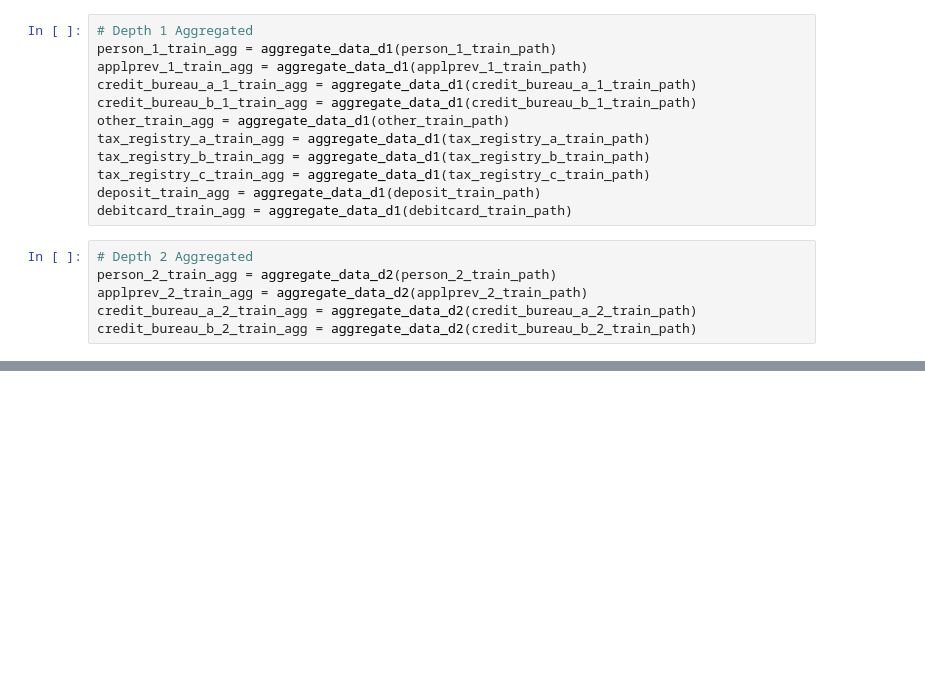
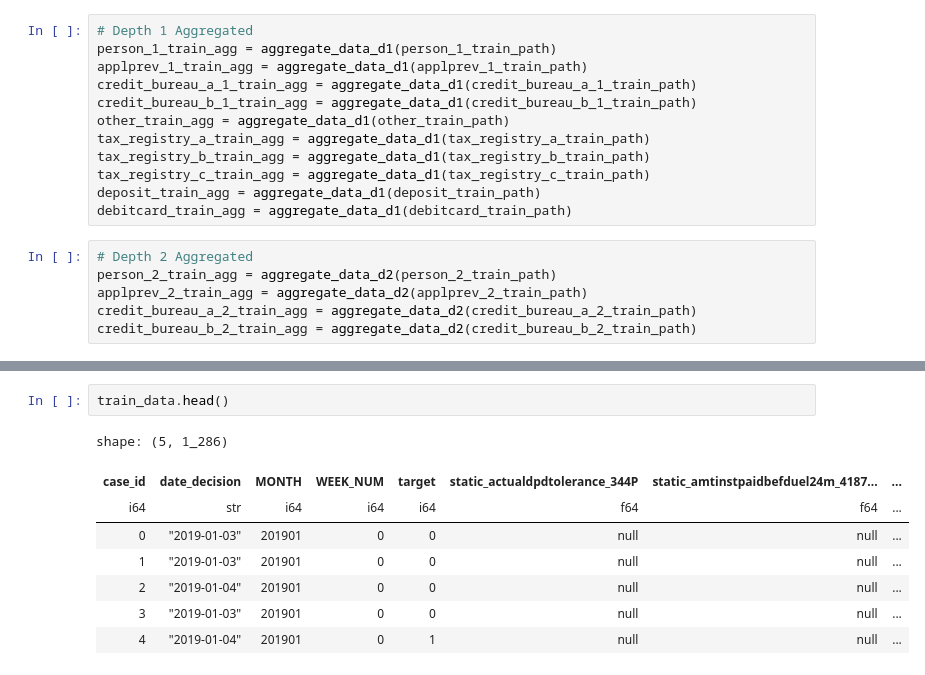
Before and after one commit to Hassan-ElBanna/Loan-Default-Prediction-Risk-Analysis, a Jupyter notebook: 2_Feature_Engineering_2.ipynb, the cells around one changed output, grey strips where cells are left out. Saved outputs shown, nothing was run; the diff lists cells and outputs as text; blank space fills up the shorter version.

```diff
--- a/2_Feature_Engineering_2.ipynb
+++ b/2_Feature_Engineering_2.ipynb
@@ -408,0 +421,11 @@ credit_bureau_b_2_train_agg = aggregate_data_d2(credit_bureau_b_2_train_path)
+# %%
+train_data.head()
+# %% [output]
+shape: (5, 1_286)
+| case_id | date_decision | MONTH | WEEK_NUM | target | static_actualdpdtolerance_344P | static_amtinstpaidbefduel24m_4187... | ... |
+| i64 | str | i64 | i64 | i64 | f64 | f64 | ... |
+| 0 | "2019-01-03" | 201901 | 0 | 0 | null | null | ... |
+| 1 | "2019-01-03" | 201901 | 0 | 0 | null | null | ... |
+| 2 | "2019-01-04" | 201901 | 0 | 0 | null | null | ... |
+| 3 | "2019-01-03" | 201901 | 0 | 0 | null | null | ... |
+| 4 | "2019-01-04" | 201901 | 0 | 1 | null | null | ... |
```
Also changed, not shown: parts of 25 cells of this notebook.
